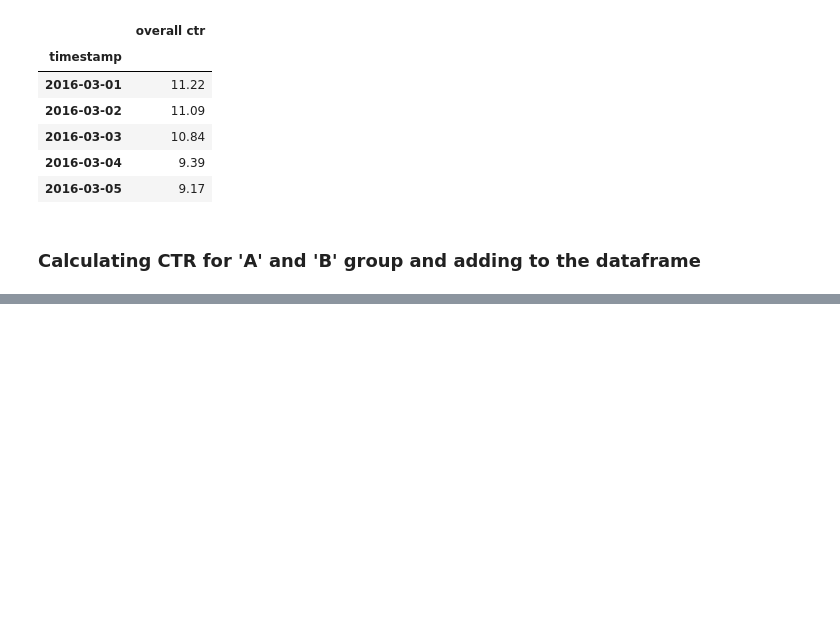
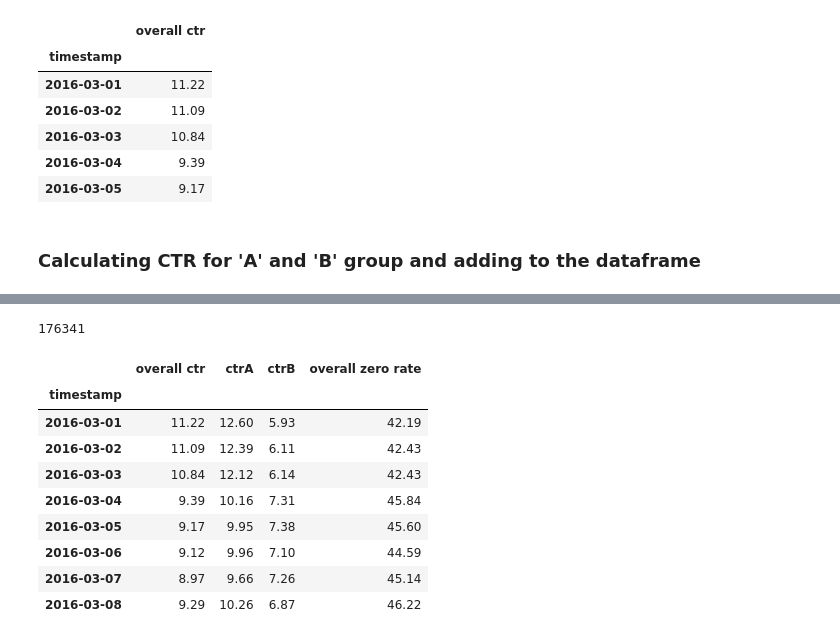
Before and after one commit to architgarg1515/AdevintaPatriciaCarmona, a Jupyter notebook: src/Adevinta technical test - code.ipynb, the cells around one changed output, grey strips where cells are left out. Drawn from its saved outputs; the diff is of its cells as text; code cells hidden in the pictures; blank space fills up the shorter version.

Commit message:
Zero results rate

```diff
--- a/src/Adevinta technical test - code.ipynb
+++ b/src/Adevinta technical test - code.ipynb
@@ -195,0 +214,24 @@ dfresults['ctrB'] = round((dfclicksB/dfvisitsB)*100, 2)
+# %%
+#Check if there is null register for checkin serie
+df['checkin'].isnull().sum()
+# %% [output]
+176341
+# %%
+#Checkin zero results are registered as null and using dfvisits as total visits
+dfzero = df[(df['checkin'].isnull())]['page_id'].resample('D').count()
+# %%
+#Adding overall zero results to results dataframe
+dfresults['overall zero rate'] = round((dfzero/dfvisits)*100,2)
+# %%
+dfresults
+# %% [output]
+|  | overall ctr | ctrA | ctrB | overall zero rate |
+| timestamp |  |  |  |  |
+| 2016-03-01 | 11.22 | 12.60 | 5.93 | 42.19 |
+| 2016-03-02 | 11.09 | 12.39 | 6.11 | 42.43 |
+| 2016-03-03 | 10.84 | 12.12 | 6.14 | 42.43 |
+| 2016-03-04 | 9.39 | 10.16 | 7.31 | 45.84 |
+| 2016-03-05 | 9.17 | 9.95 | 7.38 | 45.60 |
+| 2016-03-06 | 9.12 | 9.96 | 7.10 | 44.59 |
+| 2016-03-07 | 8.97 | 9.66 | 7.26 | 45.14 |
+| 2016-03-08 | 9.29 | 10.26 | 6.87 | 46.22 |
```
Also changed, not shown: parts of 3 cells of this notebook, 1 other file.
